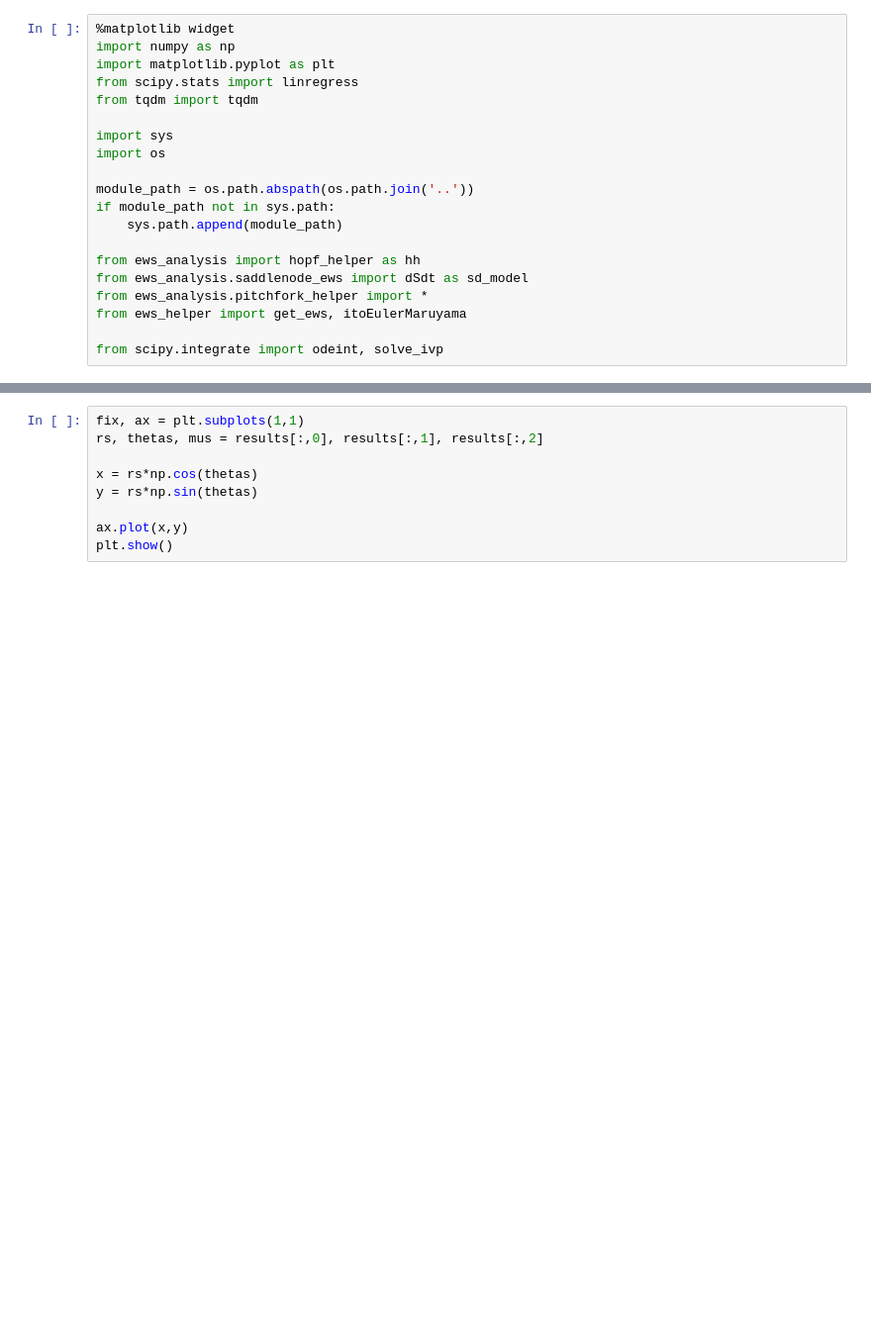
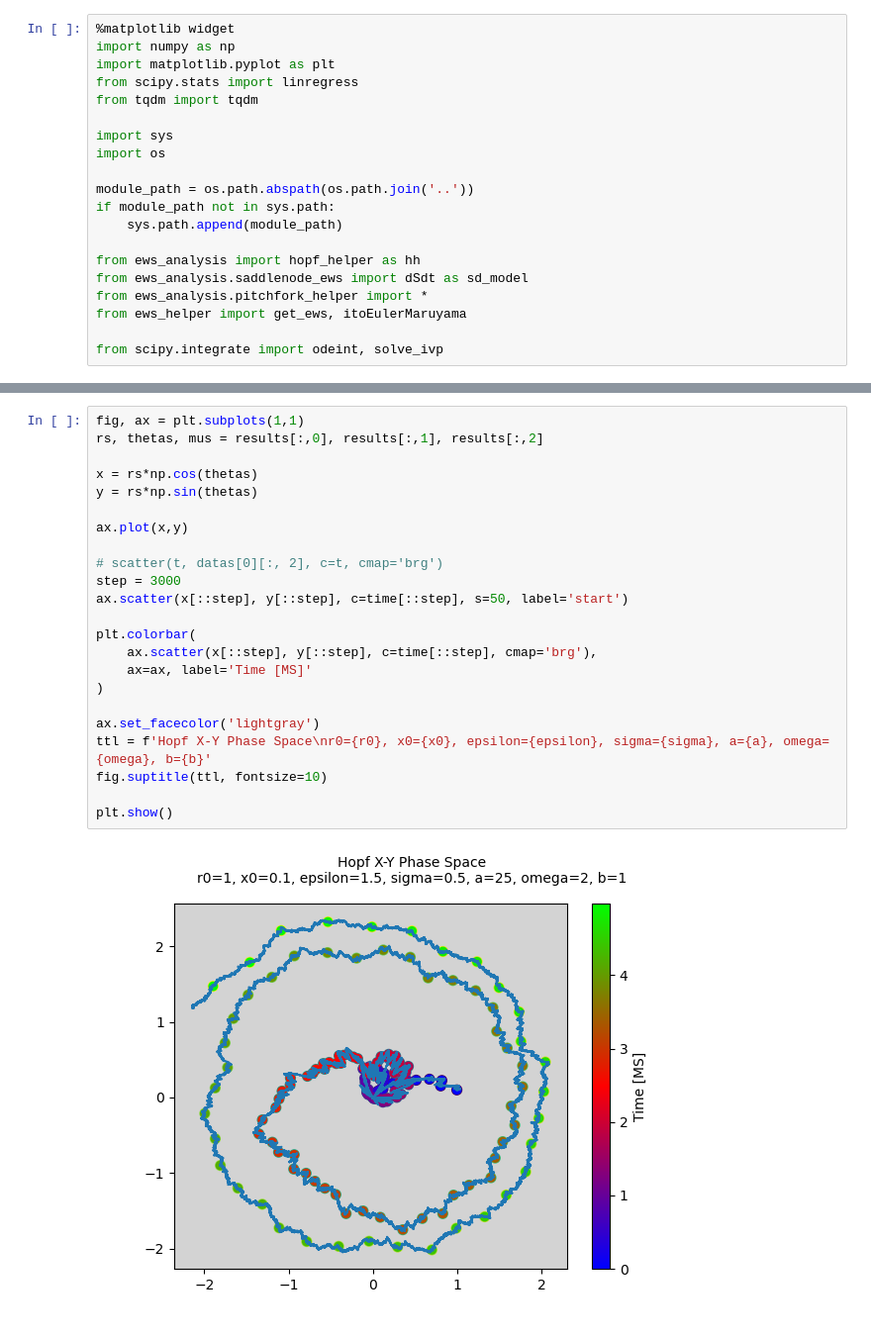
Before and after one commit to barrackHa/differential_equations, a Jupyter notebook: ews_analysis/hopf_ews_new.ipynb, the cells around one changed output, grey strips where cells are left out. Shown at 99% size. Drawn from its saved outputs; the diff is of its cells as text; blank space fills up the shorter version.

```diff
--- a/ews_analysis/hopf_ews_new.ipynb
+++ b/ews_analysis/hopf_ews_new.ipynb
@@ -112,9 +127,25 @@ NameError: name 'mus' is not defined
 # %%
-fix, ax = plt.subplots(1,1)
+fig, ax = plt.subplots(1,1)
 rs, thetas, mus = results[:,0], results[:,1], results[:,2]
 
 x = rs*np.cos(thetas)
 y = rs*np.sin(thetas)
 
 ax.plot(x,y)
+
+# scatter(t, datas[0][:, 2], c=t, cmap='brg')
+step = 3000
+ax.scatter(x[::step], y[::step], c=time[::step], s=50, label='start')
+
+plt.colorbar(
+    ax.scatter(x[::step], y[::step], c=time[::step], cmap='brg'),
+    ax=ax, label='Time [MS]'
+)
+
+ax.set_facecolor('lightgray')
+ttl = f'Hopf X-Y Phase Space\nr0={r0}, x0={x0}, epsilon={epsilon}, sigma={sigma}, a={a}, omega={omega}, b={b}'
+fig.suptitle(ttl, fontsize=10)
+
 plt.show()
+# %% [output]
+[figure, added]
```
Also changed, not shown: parts of 2 cells of this notebook.
